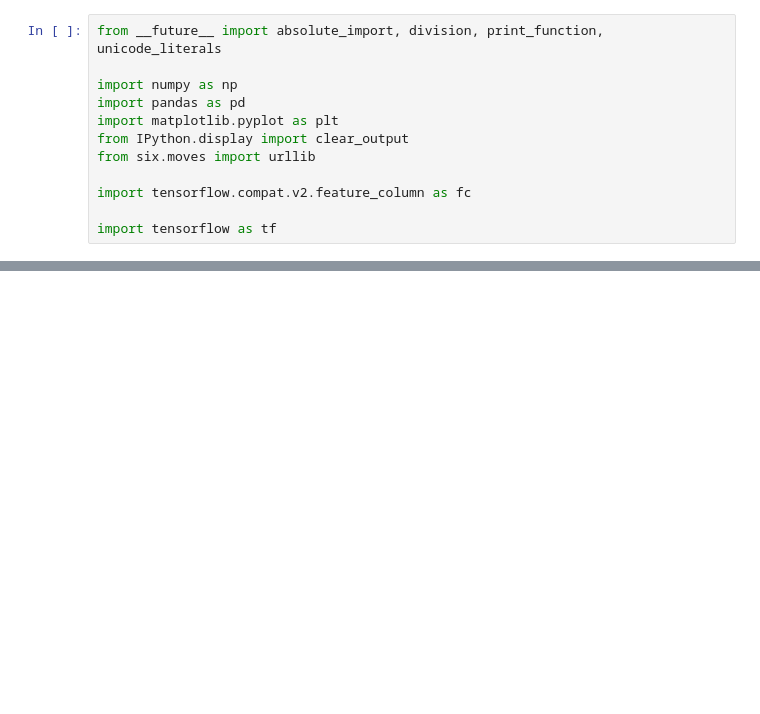
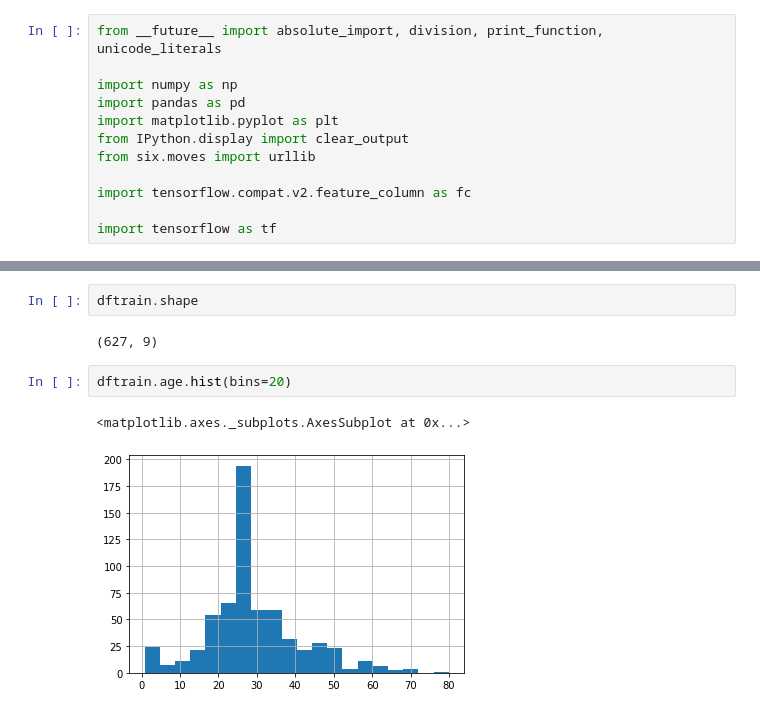
Before and after one commit to JibrilTheUltimateFlugel/TensorflowTest, a Jupyter notebook: TensorflowTutorialAlgorithms.ipynb, the cells around one changed output, grey strips where cells are left out. Drawn from its saved outputs; the diff is of its cells as text; blank space fills up the shorter version.

```diff
--- a/TensorflowTutorialAlgorithms.ipynb
+++ b/TensorflowTutorialAlgorithms.ipynb
@@ -26,0 +62,9 @@ print(dftrain.head())
+# %%
+dftrain.shape
+# %% [output]
+(627, 9)
+# %%
+dftrain.age.hist(bins=20)
+# %% [output]
+<matplotlib.axes._subplots.AxesSubplot at 0x...>
+[figure, added]
```
Also changed, not shown: parts of 9 cells of this notebook.
